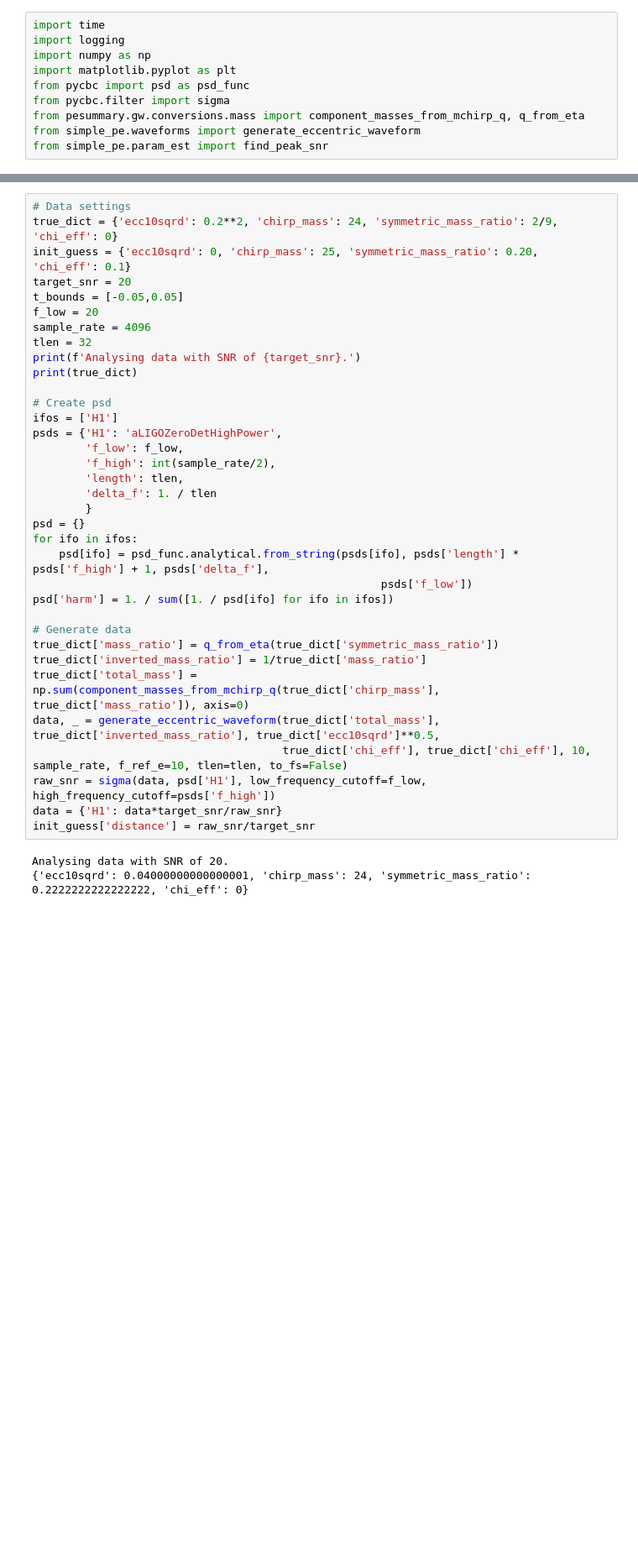
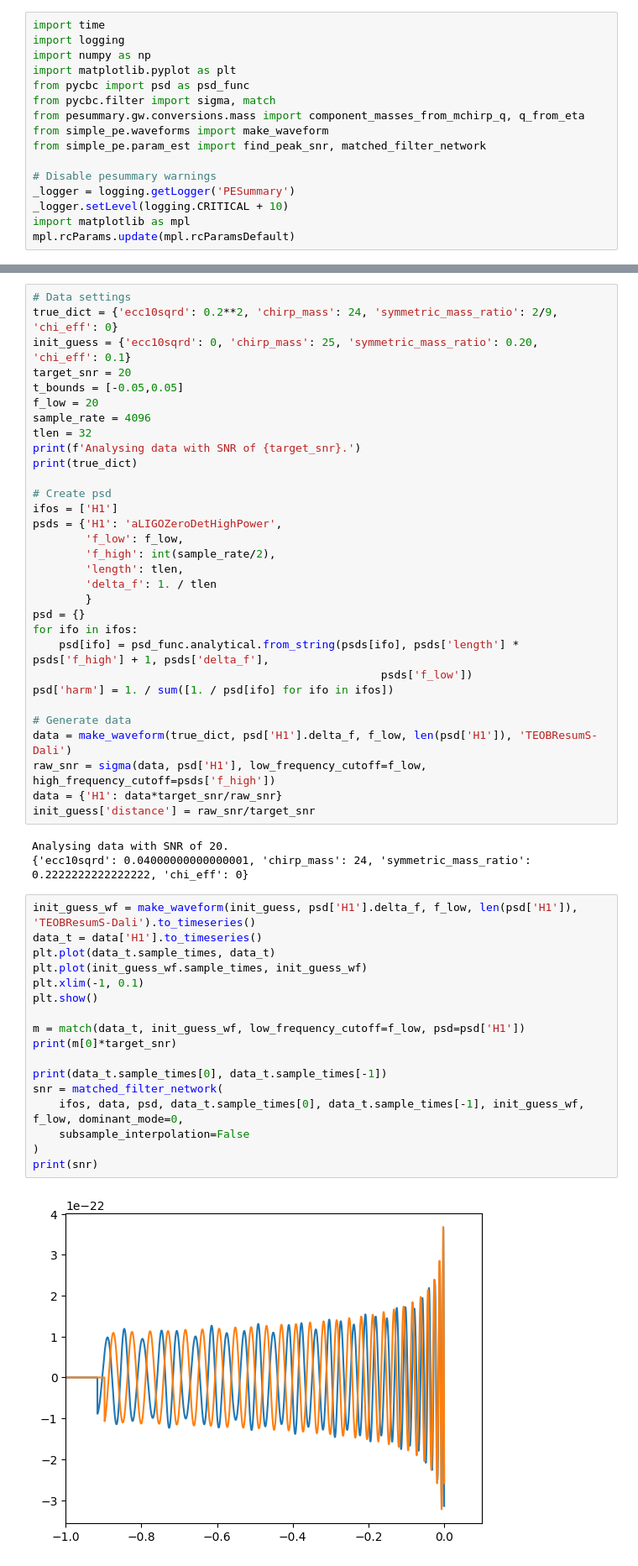
Before and after one commit to BenGPatterson/EccentricBinaries, a Jupyter notebook: notebooks/simple-pe_peak_finder.ipynb, the cells around one changed output, grey strips where cells are left out. Shown at 84% size. Cells and saved outputs as stored; diff of their text form; blank space fills up the shorter version.

Commit message:
getting find_peak_snr working for TEOBResumS-Dali

```diff
--- a/notebooks/simple-pe_peak_finder.ipynb
+++ b/notebooks/simple-pe_peak_finder.ipynb
@@ -4,10 +4,16 @@ import logging
 import numpy as np
 import matplotlib.pyplot as plt
 from pycbc import psd as psd_func
-from pycbc.filter import sigma
+from pycbc.filter import sigma, match
 from pesummary.gw.conversions.mass import component_masses_from_mchirp_q, q_from_eta
-from simple_pe.waveforms import generate_eccentric_waveform
-from simple_pe.param_est import find_peak_snr
+from simple_pe.waveforms import make_waveform
+from simple_pe.param_est import find_peak_snr, matched_filter_network
+
+# Disable pesummary warnings
+_logger = logging.getLogger('PESummary')
+_logger.setLevel(logging.CRITICAL + 10)
+import matplotlib as mpl
+mpl.rcParams.update(mpl.rcParamsDefault)
 # %% [output]
 SWIGLAL standard output/error redirection is enabled in IPython.
 This may lead to performance penalties. To disable locally, use:
@@ -56,14 +60,29 @@ for ifo in ifos:
 psd['harm'] = 1. / sum([1. / psd[ifo] for ifo in ifos])
 
 # Generate data
-true_dict['mass_ratio'] = q_from_eta(true_dict['symmetric_mass_ratio'])
-true_dict['inverted_mass_ratio'] = 1/true_dict['mass_ratio']
-true_dict['total_mass'] = np.sum(component_masses_from_mchirp_q(true_dict['chirp_mass'], true_dict['mass_ratio']), axis=0)
-data, _ = generate_eccentric_waveform(true_dict['total_mass'], true_dict['inverted_mass_ratio'], true_dict['ecc10sqrd']**0.5,
-                                      true_dict['chi_eff'], true_dict['chi_eff'], 10, sample_rate, f_ref_e=10, tlen=tlen, to_fs=False)
+data = make_waveform(true_dict, psd['H1'].delta_f, f_low, len(psd['H1']), 'TEOBResumS-Dali')
 raw_snr = sigma(data, psd['H1'], low_frequency_cutoff=f_low, high_frequency_cutoff=psds['f_high'])
 data = {'H1': data*target_snr/raw_snr}
 init_guess['distance'] = raw_snr/target_snr
 # %% [output]
 Analysing data with SNR of 20.
 {'ecc10sqrd': 0.04000000000000001, 'chirp_mass': 24, 'symmetric_mass_ratio': 0.2222222222222222, 'chi_eff': 0}
+# %%
+init_guess_wf = make_waveform(init_guess, psd['H1'].delta_f, f_low, len(psd['H1']), 'TEOBResumS-Dali').to_timeseries()
+data_t = data['H1'].to_timeseries()
+plt.plot(data_t.sample_times, data_t)
+plt.plot(init_guess_wf.sample_times, init_guess_wf)
+plt.xlim(-1, 0.1)
+plt.show()
+
+m = match(data_t, init_guess_wf, low_frequency_cutoff=f_low, psd=psd['H1'])
+print(m[0]*target_snr)
+
+print(data_t.sample_times[0], data_t.sample_times[-1])
+snr = matched_filter_network(
+    ifos, data, psd, data_t.sample_times[0], data_t.sample_times[-1], init_guess_wf, f_low, dominant_mode=0,
+    subsample_interpolation=False
+)
+print(snr)
+# %% [output]
+[figure, added]
```
Also changed, not shown: parts of 3 cells of this notebook.
